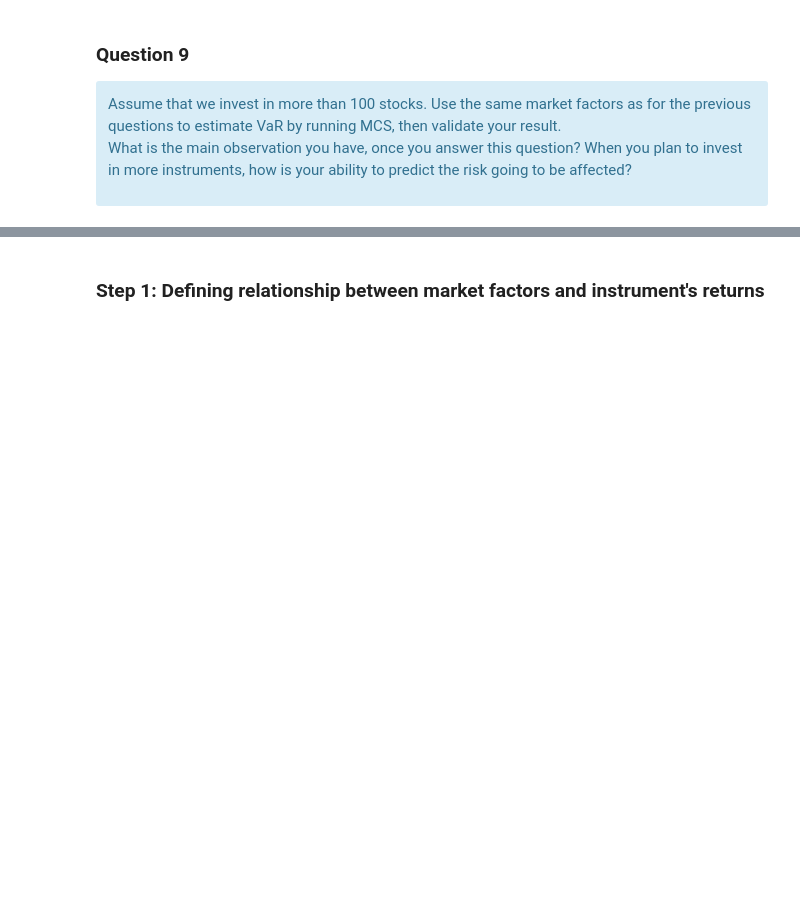
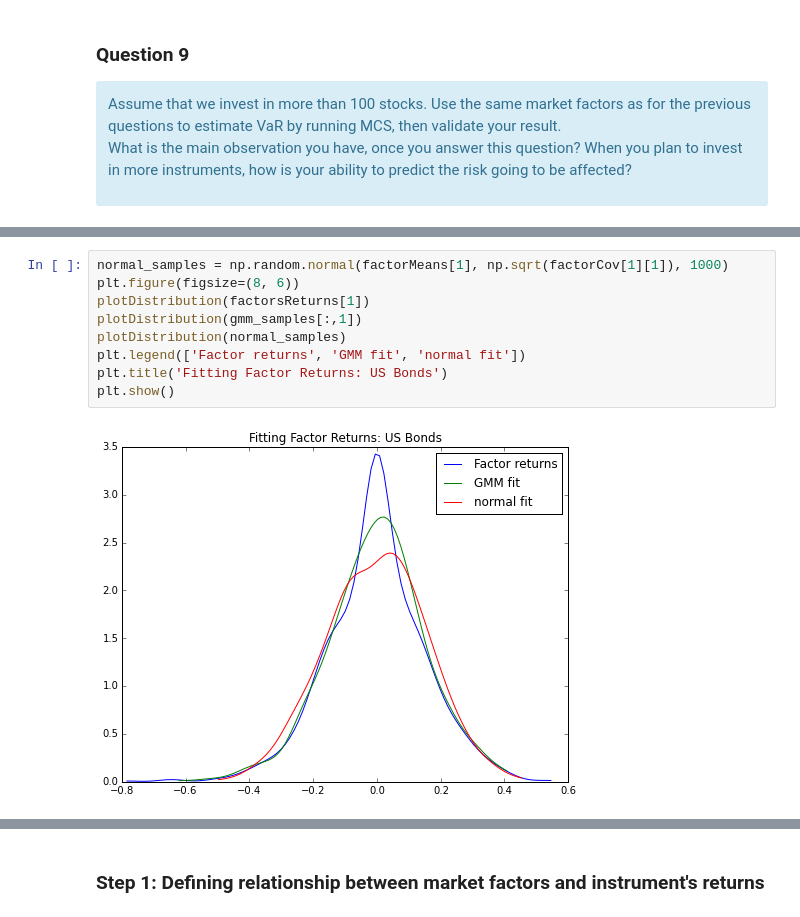
Before and after one commit to sjerbi/Algorithmic-Machine-Learning, a Jupyter notebook: [Lecture 7+8] Estimating Financial Risk through Monte Carlo Simulation.ipynb, the cells around one changed output, grey strips where cells are left out. Saved outputs shown, nothing was run; the diff lists cells and outputs as text; blank space fills up the shorter version.

```diff
--- a/[Lecture 7+8] Estimating Financial Risk through Monte Carlo Simulation.ipynb
+++ b/[Lecture 7+8] Estimating Financial Risk through Monte Carlo Simulation.ipynb
@@ -1191,0 +1505,11 @@ What is the main observation you have, once you answer this question? When you p
+# %%
+normal_samples = np.random.normal(factorMeans[1], np.sqrt(factorCov[1][1]), 1000)
+plt.figure(figsize=(8, 6))
+plotDistribution(factorsReturns[1])
+plotDistribution(gmm_samples[:,1])
+plotDistribution(normal_samples)
+plt.legend(['Factor returns', 'GMM fit', 'normal fit'])
+plt.title('Fitting Factor Returns: US Bonds')
+plt.show()
+# %% [output]
+[figure, added]
```
Also changed, not shown: parts of 123 cells of this notebook, 1 other file.
